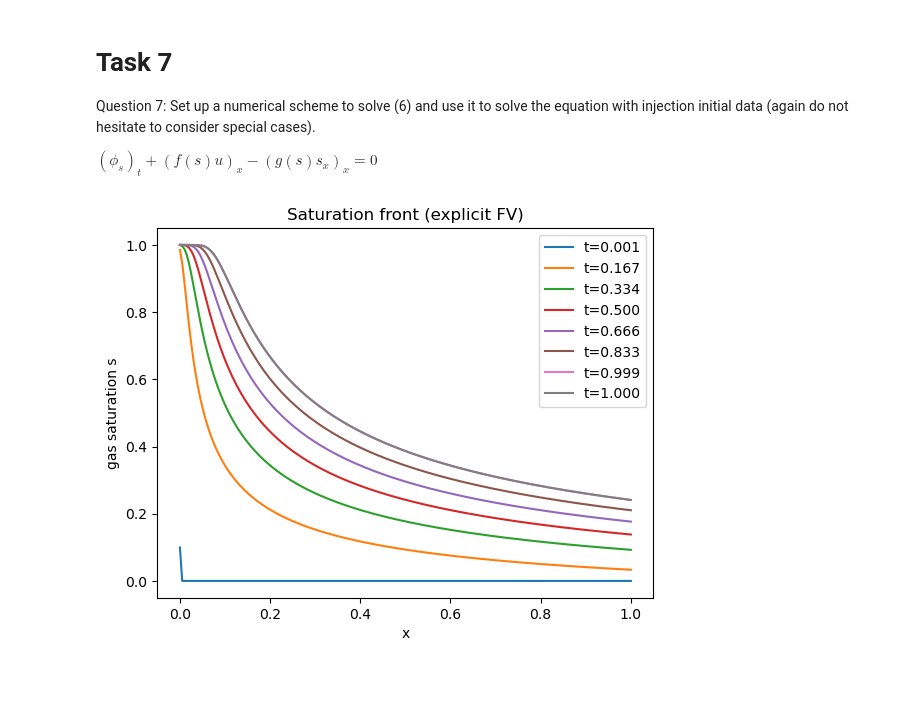
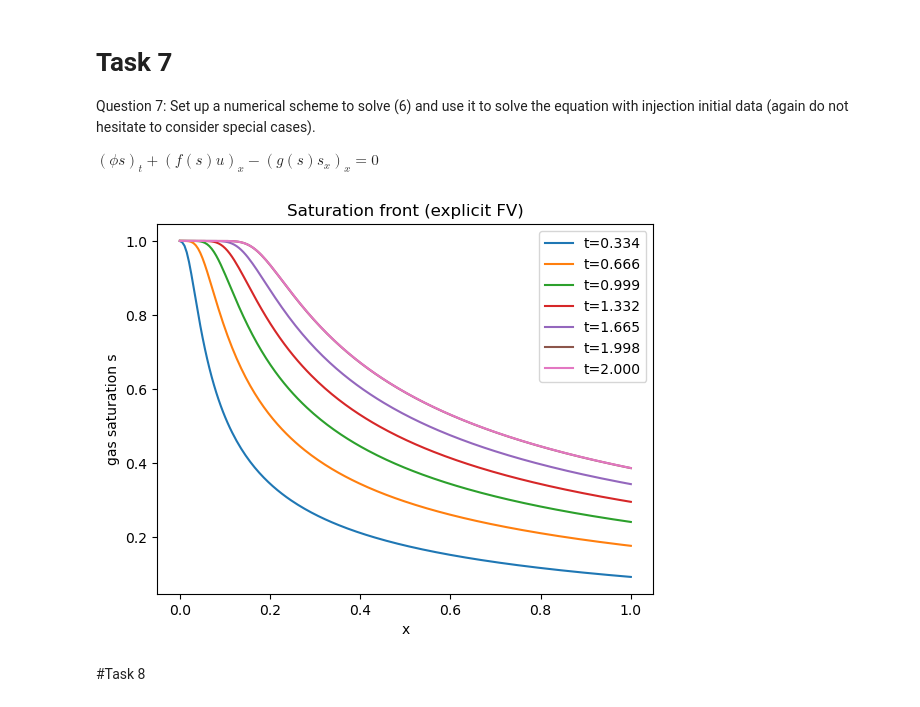
Before and after one commit to lmaustad/ProjectMatMod, a Jupyter notebook: Numerical.ipynb, the cells around one changed output. Drawn from its saved outputs; the diff is of its cells as text; code cells hidden in the pictures; blank space fills up the shorter version.

```diff
--- a/Numerical.ipynb
+++ b/Numerical.ipynb
@@ -8,7 +8,7 @@ equation with injection initial data (again do not hesitate to consider special
 cases).
 
 $
-(\phi_s)_t + (f(s)u)_x - (g(s)s_x)_x = 0
+(\phi s)_t + (f(s)u)_x - (g(s)s_x)_x = 0
 $
 # %%
 # define parameters
@@ -18,7 +18,7 @@ K    = 1.0
 mu_w = 1.0
 mu_g = 0.1
 u    = 1.0
-pc0  = 0.000001
+pc0  = 0.0001
 # %%
 # defining mobility functions
 
@@ -38,9 +38,9 @@ def g(s):
 # %%
 
 Nx = 200       # spatial grid points
-Nt = 2000      # time steps
+Nt = 4000      # time steps
 L = 1.0        # domain length
-T = 1.0        # final time
+T = 2        # final time
 dx = L / (Nx - 1)
 dt = T / Nt
 
@@ -65,12 +65,12 @@ def compute_fluxes(s):
     sg[1:-1] = s
     sg[-1]   = sR
 
-    if u >= 0.0:
-        s_up = sg[:-1]          # take left state
-    else:
-        s_up = sg[1:]           # take right state
+    # if u >= 0.0:
+    #     s_up = sg[:-1]          # take left state
+    # else:
+    #     s_up = sg[1:]           # take right state
 
-    F = u * f(s_up)
+    F = u * f(sg[:-1])      # upwind flux
 
     s_mid = 0.5 * (sg[:-1] + sg[1:])
     grad  = (sg[1:] - sg[:-1]) / dx
@@ -90,23 +90,27 @@ def step_explicit(s, dt):
 # %%
 
 snap_times = []
 snap_s = []
 save_every = max(1, Nt // 6)
 
 t = 0.0
 for n in range(Nt):
     s = step_explicit(s, dt)
     t += dt
     if (n % save_every) == 0 or n == Nt - 1:
+        if t < 0.2:
+            continue
         snap_times.append(t)
         snap_s.append(s.copy())
 
 
 plt.figure()
 for tt, ss in zip(snap_times, snap_s):
     plt.plot(x, ss, label=f"t={tt:.3f}")
 plt.xlabel("x"); plt.ylabel("gas saturation s")
 plt.legend(); plt.title("Saturation front (explicit FV)")
 plt.show()
 # %% [output]
-[figure, old version]
+[figure, new version]
+# %% [markdown]
+#Task 8
```
